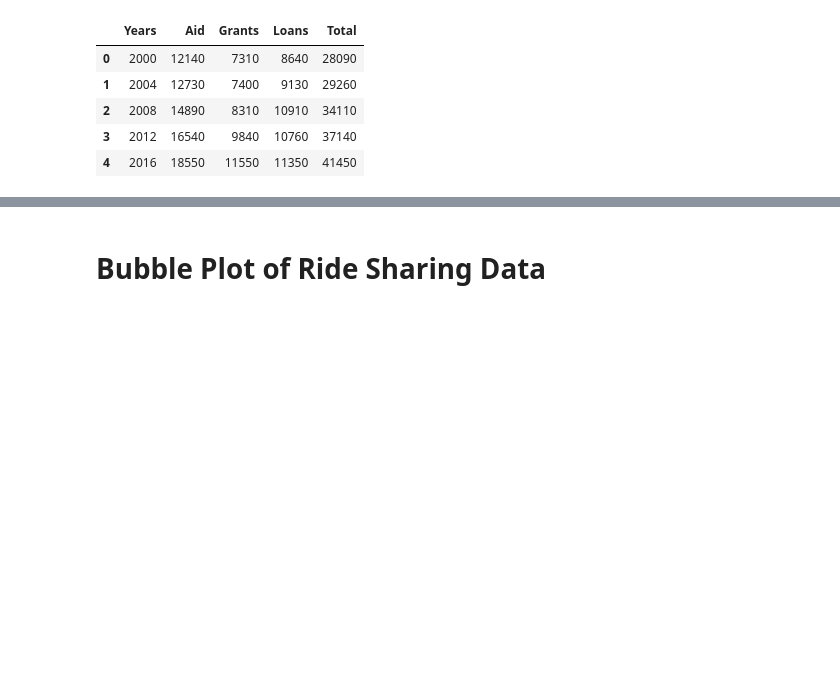
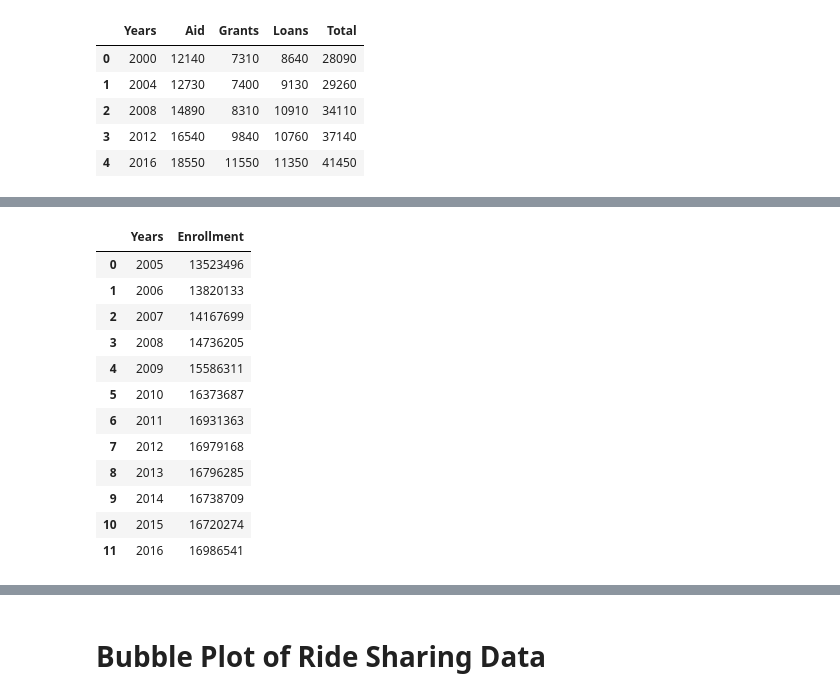
Before and after one commit to RCate/Project_2, a Jupyter notebook: Student_loans_grants_aid.ipynb, the cells around one changed output, grey strips where cells are left out. Saved outputs shown, nothing was run; the diff lists cells and outputs as text; code cells hidden in the pictures; blank space fills up the shorter version.

```diff
--- a/Student_loans_grants_aid.ipynb
+++ b/Student_loans_grants_aid.ipynb
@@ -40,0 +44,16 @@ plt.savefig("Student_Cost.png")
+# %%
+Enrollment_4_yrDegree_df
+# %% [output]
+|  | Years | Enrollment |
+| 0 | 2005 | 13523496 |
+| 1 | 2006 | 13820133 |
+| 2 | 2007 | 14167699 |
+| 3 | 2008 | 14736205 |
+| 4 | 2009 | 15586311 |
+| 5 | 2010 | 16373687 |
+| 6 | 2011 | 16931363 |
+| 7 | 2012 | 16979168 |
+| 8 | 2013 | 16796285 |
+| 9 | 2014 | 16738709 |
+| 10 | 2015 | 16720274 |
+| 11 | 2016 | 16986541 |
```
Also changed, not shown: parts of 15 cells of this notebook, 3 other files.
